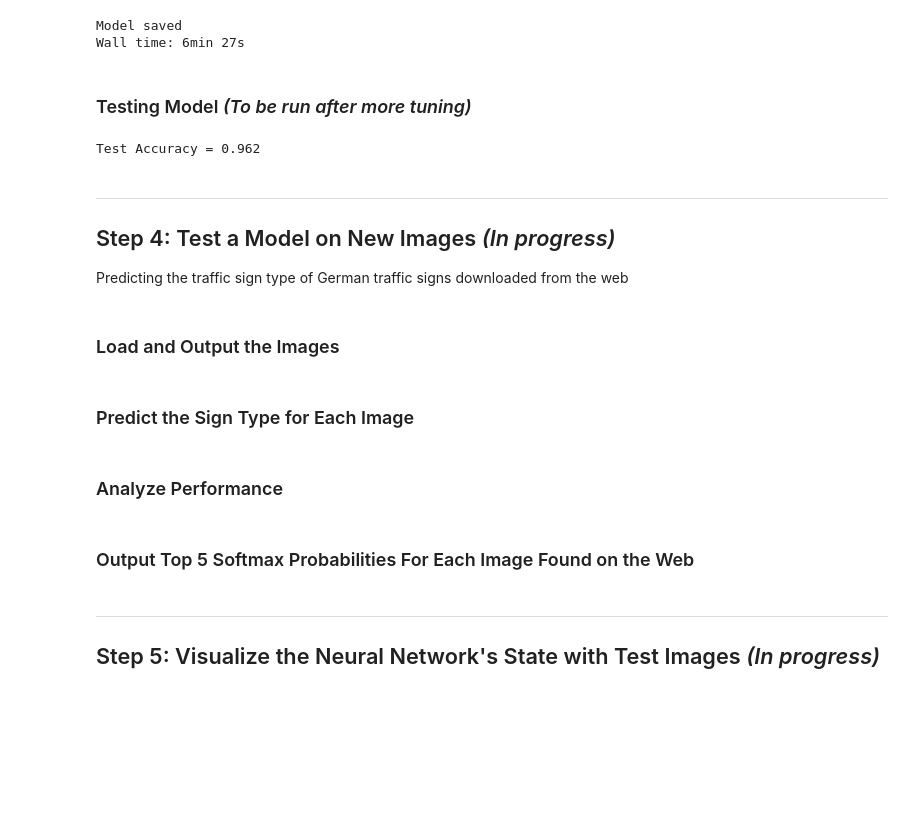
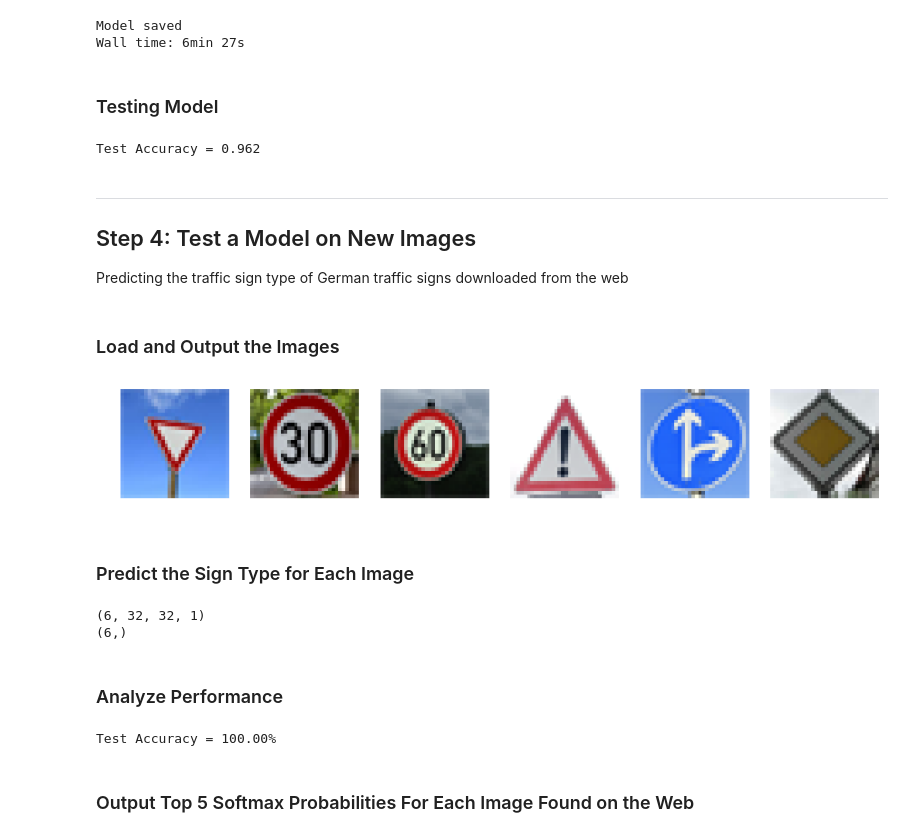
Before and after one commit to szon0111/CarND_P2-Traffic-Sign-Classifier, a Jupyter notebook: Traffic_Sign_Classifier.ipynb, the cells around one changed output. Saved outputs shown, nothing was run; the diff lists cells and outputs as text; code cells hidden in the pictures; blank space fills up the shorter version.

Commit message:
finished testing on new images

```diff
--- a/Traffic_Sign_Classifier.ipynb
+++ b/Traffic_Sign_Classifier.ipynb
@@ -142,11 +141,11 @@ for low_class in low_class_list:
         new_img = rotate(new_img, rand_angle, mode = "edge")
         X_train = np.concatenate((X_train, [new_img]))
         y_train = np.concatenate((y_train, [low_class]))
-        if i == (low_count_limit - count_low_class - 1):
+        if i == 0:
+            pass
+        elif i == (low_count_limit - count_low_class - 1):
             print("|") # print if done
-        elif i == 0:
-            pass
-        elif (i/(low_count_limit - count_low_class)*100) % 10 == 0: #print progress bar for every 10% complete
+        elif (i/(low_count_limit - count_low_class)*100) % 10 == 0: #print progress bar for every 10% progress
             print("#", end = "")
     print()
 print("Number of new images added =", len(X_train) - n_train)
@@ -409,7 +408,7 @@ Epoch: 80 Batch: 256 Dropout: 0.5 Rate: 0.0005
 Model saved
 Wall time: 6min 27s
 # %% [markdown]
-### Testing Model *(To be run after more tuning)*
+### Testing Model
 # %%
 with tf.Session() as sess:
     saver.restore(sess, tf.train.latest_checkpoint('.'))
@@ -421,18 +420,53 @@ Test Accuracy = 0.962
 # %% [markdown]
 ---
 
-## Step 4: Test a Model on New Images *(In progress)*
-
+## Step 4: Test a Model on New Images
 Predicting the traffic sign type of German traffic signs downloaded from the web
 # %% [markdown]
 ### Load and Output the Images
+# %%
+import os
+new_signs = []
+plt.figure(figsize= (15, 15))
+
+for i, filename in enumerate(os.listdir("new-signs/")):
+    sign = cv2.imread("new-signs/" + filename)
+    sign = cv2.cvtColor(sign, cv2.COLOR_BGR2RGB)
+    new_signs.append(sign)
+    plt.subplot(1, 6, i+1)
+    plt.axis("off")
+    plt.imshow(sign, cmap = "gray")
+plt.show()
+# %% [output]
+[figure, added]
 # %% [markdown]
 ### Predict the Sign Type for Each Image
+# %%
+# Prepare images for prediction
+new_signs = np.asarray(new_signs)
+new_signs = np.array([pre_process(sign) for sign in new_signs]) # pre-process new signs
+new_signs_class = [13, 1, 3, 18, 36, 12] # label new signs
+new_signs_class = np.asarray(new_signs_class)
+print(new_signs.shape)
+print(new_signs_class.shape)
+# %% [output]
+(6, 32, 32, 1)
+(6,)
 # %% [markdown]
 ### Analyze Performance
+# %%
+softmax_logits = tf.nn.softmax(logits)
+top_k = tf.nn.top_k(softmax_logits, k=5)
+
+with tf.Session() as sess:
+    saver = tf.train.import_meta_graph('./lenet.meta')
+    saver.restore(sess, "./lenet")
+
+    test_accuracy = evaluate(new_signs, new_signs_class)
+    new_softmax_logits = sess.run(softmax_logits, feed_dict={x: new_signs, keep_prob: 1.0})
+    new_top_k = sess.run(top_k, feed_dict={x: new_signs, keep_prob: 1.0})
+    print("Test Accuracy = {:.2f}%".format(test_accuracy * 100))
+# %% [output]
+Test Accuracy = 100.00%
 # %% [markdown]
 ### Output Top 5 Softmax Probabilities For Each Image Found on the Web
-# %% [markdown]
----
-
-## Step 5: Visualize the Neural Network's State with Test Images *(In progress)*
```
Also changed, not shown: parts of 6 cells of this notebook, 6 other files.
